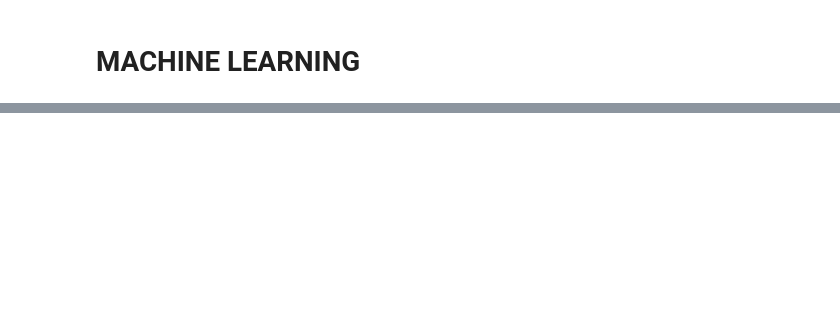
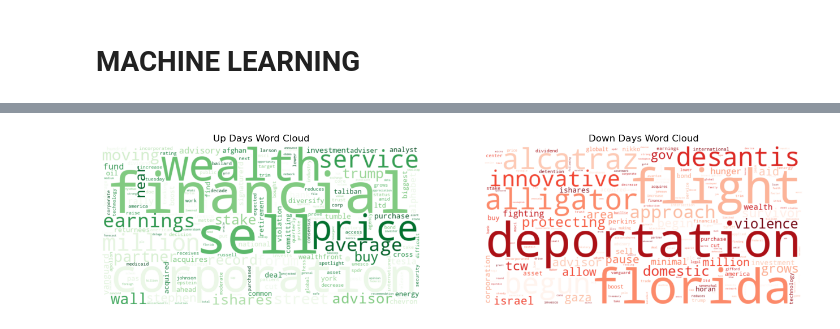
Before and after one commit to crndogan/stock-news-prediction, a Jupyter notebook: notebooks/Master_Data_Modeling.ipynb, the cells around one changed output, grey strips where cells are left out. Saved outputs shown, nothing was run; the diff lists cells and outputs as text; code cells hidden in the pictures; blank space fills up the shorter version.

```diff
--- a/notebooks/Master_Data_Modeling.ipynb
+++ b/notebooks/Master_Data_Modeling.ipynb
@@ -788,0 +722,87 @@ Recall   : 0.56
+# %%
+import pandas as pd
+from collections import Counter
+import matplotlib.pyplot as plt
+from wordcloud import WordCloud
+import nltk
+import string
+import os
+
+#Download stopwords if not already available
+nltk.download('stopwords')
+from nltk.corpus import stopwords
+
+#Load data
+topic_df = pd.read_csv("topic_modeling.csv", parse_dates=["date"])
+prediction_df = pd.read_csv("prediction_results.csv", parse_dates=["date"])
+
+#Merge datasets
+merged_df = pd.merge(topic_df, prediction_df, on="date", how="inner")
+merged_df = merged_df.dropna(subset=['actual_label', 'Headline'])
+merged_df['date'] = pd.to_datetime(merged_df['date'])
+
+# Filter to last 7 days only
+recent_cutoff = merged_df['date'].max() - pd.Timedelta(days=7)
+recent_df = merged_df[merged_df['date'] >= recent_cutoff].copy()
+
+#Token cleaning function
+def clean_token(w):
+    return (
+        w.strip(string.punctuation)
+         .lower()
+         .replace("’", "")
+         .replace("‘", "")
+         .replace("“", "")
+         .replace("”", "")
+    )
+
+#Tokenize and clean
+recent_df["tokens"] = recent_df["Headline"].str.lower().str.split().apply(
+    lambda tokens: [clean_token(t) for t in tokens if len(clean_token(t)) > 2]
+)
+
+#Flatten tokens by label
+up_words = recent_df[recent_df["actual_label"] == "Up"]["tokens"].explode()
+down_words = recent_df[recent_df["actual_label"] == "Down"]["tokens"].explode()
+
+#Count words
+up_counts = Counter(up_words)
+down_counts = Counter(down_words)
+
+# Stopwords
+stop_words = set(stopwords.words("english"))
+custom_stopwords = stop_words.union({
+    "stock", "market", "shares", "company", "us", "report", "reports", "says",
+    "new", "one", "year", "would", "could", "today", "also"
+})
+
+# Filter common and clean
+filtered_up = {w: c for w, c in up_counts.items() if w not in custom_stopwords}
+filtered_down = {w: c for w, c in down_counts.items() if w not in custom_stopwords}
+
+# WordClouds
+up_wc = WordCloud(width=800, height=400, background_color="white", colormap="Greens").generate_from_frequencies(filtered_up)
+down_wc = WordCloud(width=800, height=400, background_color="white", colormap="Reds").generate_from_frequencies(filtered_down)
+
+#save plots
+plt.figure(figsize=(16, 8))
+plt.subplot(1, 2, 1)
+plt.imshow(up_wc, interpolation="bilinear")
+plt.axis("off")
+plt.title("Up Days Word Cloud")
+
+plt.subplot(1, 2, 2)
+plt.imshow(down_wc, interpolation="bilinear")
+plt.axis("off")
+plt.title("Down Days Word Cloud")
+
+
+#Export for Streamlit
+up_df = pd.DataFrame(filtered_up.items(), columns=["word", "count"])
+up_df["label"] = "Up"
+down_df = pd.DataFrame(filtered_down.items(), columns=["word", "count"])
+down_df["label"] = "Down"
+
+word_freq_df = pd.concat([up_df, down_df], ignore_index=True)
+word_freq_df.to_csv("topic_up_down.csv", index=False)
+# %% [output]
@@ -788,0 +812 @@ Recall   : 0.56
+[figure, added]
```
Also changed, not shown: parts of 19 cells of this notebook.
